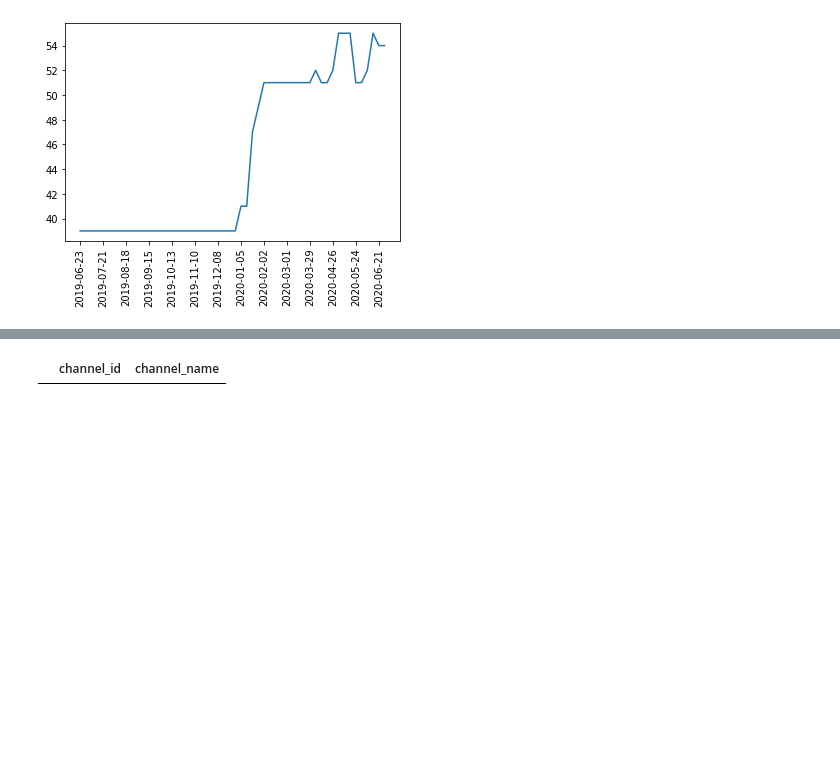
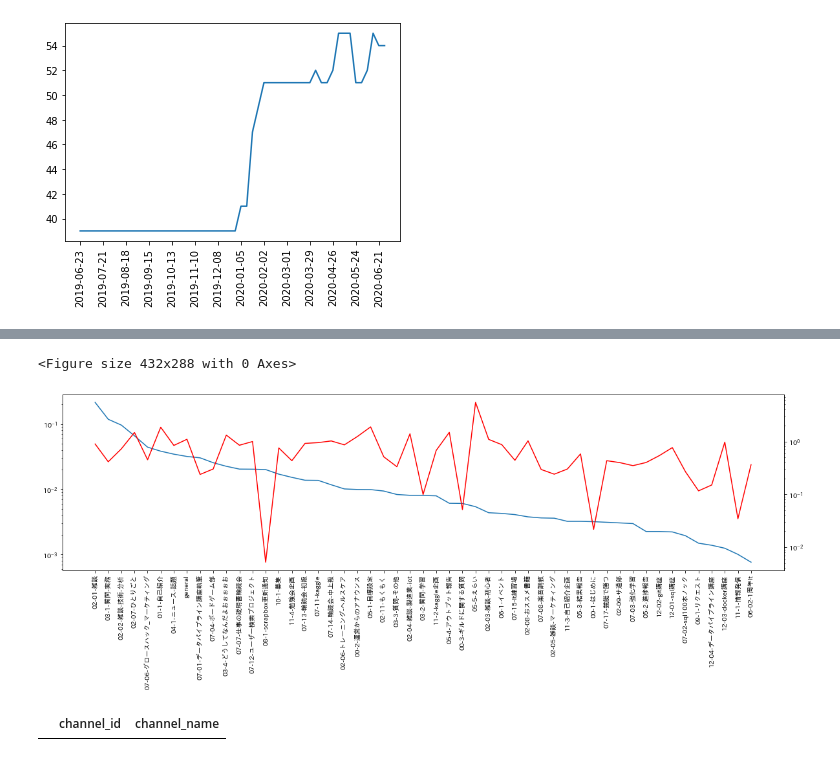
Before and after one commit to daikichidaze/slack-report-2020, a Jupyter notebook: slack-data-bacis-analysis.ipynb, the cells around one changed output, grey strips where cells are left out. Saved outputs shown, nothing was run; the diff lists cells and outputs as text; code cells hidden in the pictures; blank space fills up the shorter version.

```diff
--- a/slack-data-bacis-analysis.ipynb
+++ b/slack-data-bacis-analysis.ipynb
@@ -108,0 +173,5 @@ plt.show()
+# %%
+df_channel_talk_reaction_count['total_talk_ratio'] = df_channel_talk_reaction_count['talk_count'] / df_channel_talk_reaction_count['talk_count'].sum()
+df_channel_talk_reaction_count.sort_values(by='talk_count', ascending=False, inplace = True, ignore_index= True)
+df_channel_talk_reaction_count['cum_total_talk_ratio'] = df_channel_talk_reaction_count['total_talk_ratio'].cumsum()
+df_channel_talk_reaction_count
@@ -109 +196,18 @@ plt.show()
+# %%
+# チャンネルごとのトーク割合とリアクション比率
+df_plt = df_channel_talk_reaction_count[df_channel_talk_reaction_count['talk_count']>=10].copy()
+plt.clf()
+fig, ax1 = plt.subplots(figsize=(20,5))
+ax1.plot(range(len(df_plt)),df_plt['total_talk_ratio'], label='total_talk_ratio')
+ax1.set_yscale('log')
+ax2=ax1.twinx()
+ax2.plot(range(len(df_plt)),df_plt['reaction_ratio'], label = 'reaction/talk ratio', color = 'red')
+ax2.set_yscale('log')
+ax1.set_xticks(ticks=range(len(df_plt)))
+ax1.set_xticklabels(df_plt['channel_name'], rotation=90)
+# plt.legend(loc='best')
+plt.show()
+# %% [output]
+<Figure size 432x288 with 0 Axes>
+[figure, added]
 # %%
```
Also changed, not shown: parts of 18 cells of this notebook.
